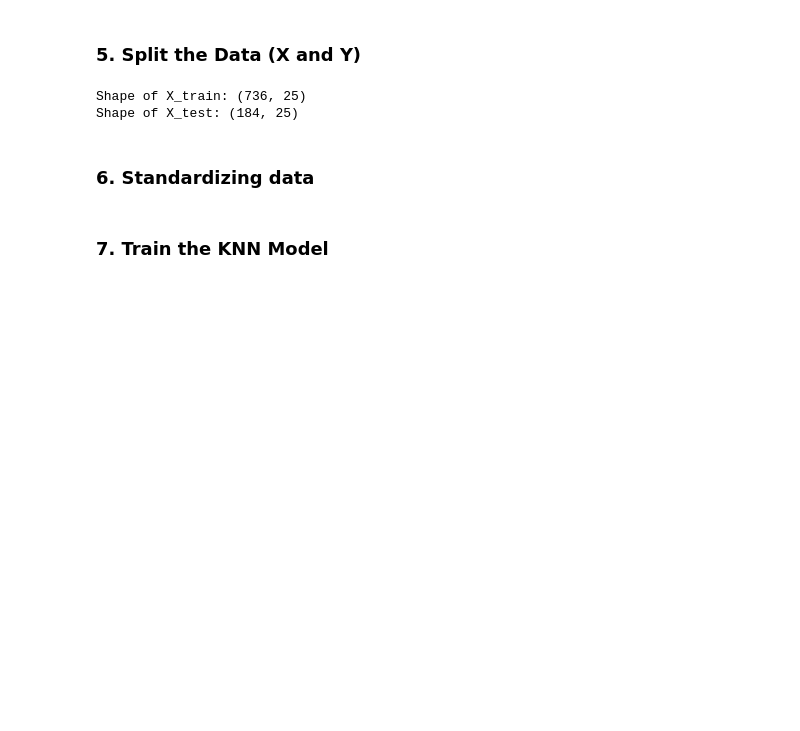
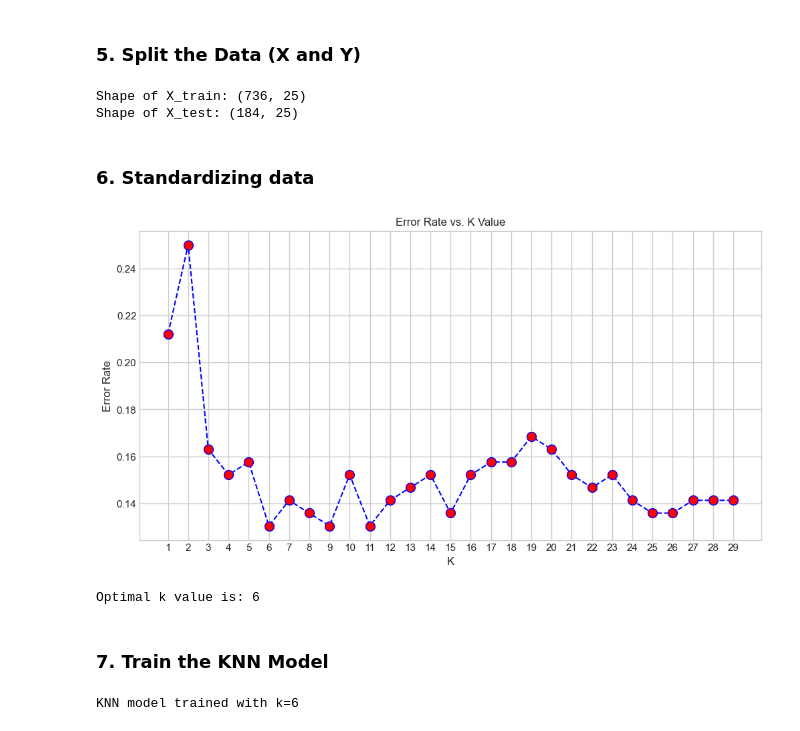
Before and after one commit to Arsh-Vora/Supervised-Learning-, a Jupyter notebook: notebooks/knn.ipynb, the cells around one changed output. Cells and saved outputs as stored; diff of their text form; code cells hidden in the pictures; blank space fills up the shorter version.

```diff
--- a/notebooks/knn.ipynb
+++ b/notebooks/knn.ipynb
@@ -119,12 +119,39 @@ Shape of X_test: (184, 25)
 scaler = StandardScaler()
 X_train_scaled = scaler.fit_transform(X_train)
 X_test_scaled = scaler.transform(X_test)
+# %%
+error_rate = []
+k_range = range(1, 30)
+
+for i in k_range:
+    knn = KNeighborsClassifier(n_neighbors=i)
+    knn.fit(X_train_scaled, y_train)
+    pred_i = knn.predict(X_test_scaled)
+    error_rate.append(np.mean(pred_i != y_test))
+
+plt.figure(figsize=(12, 6))
+plt.plot(k_range, error_rate, color='blue', linestyle='dashed', marker='o',
+         markerfacecolor='red', markersize=10)
+plt.title('Error Rate vs. K Value')
+plt.xlabel('K')
+plt.ylabel('Error Rate')
+plt.xticks(k_range)
+plt.grid(True)
+plt.show()
+
+optimal_k = k_range[np.argmin(error_rate)]
+print(f"\nOptimal k value is: {optimal_k}")
+# %% [output]
+[figure, added]
+Optimal k value is: 6
 # %% [markdown]
 ### 7. Train the KNN Model
 # %%
-k = 7
+k = 6
 
 knn_model = KNeighborsClassifier(n_neighbors=k)
 knn_model.fit(X_train_scaled, y_train)
 
 print(f"\nKNN model trained with k={k}")
+# %% [output]
+KNN model trained with k=6
```
Also changed, not shown: parts of 2 cells of this notebook.
